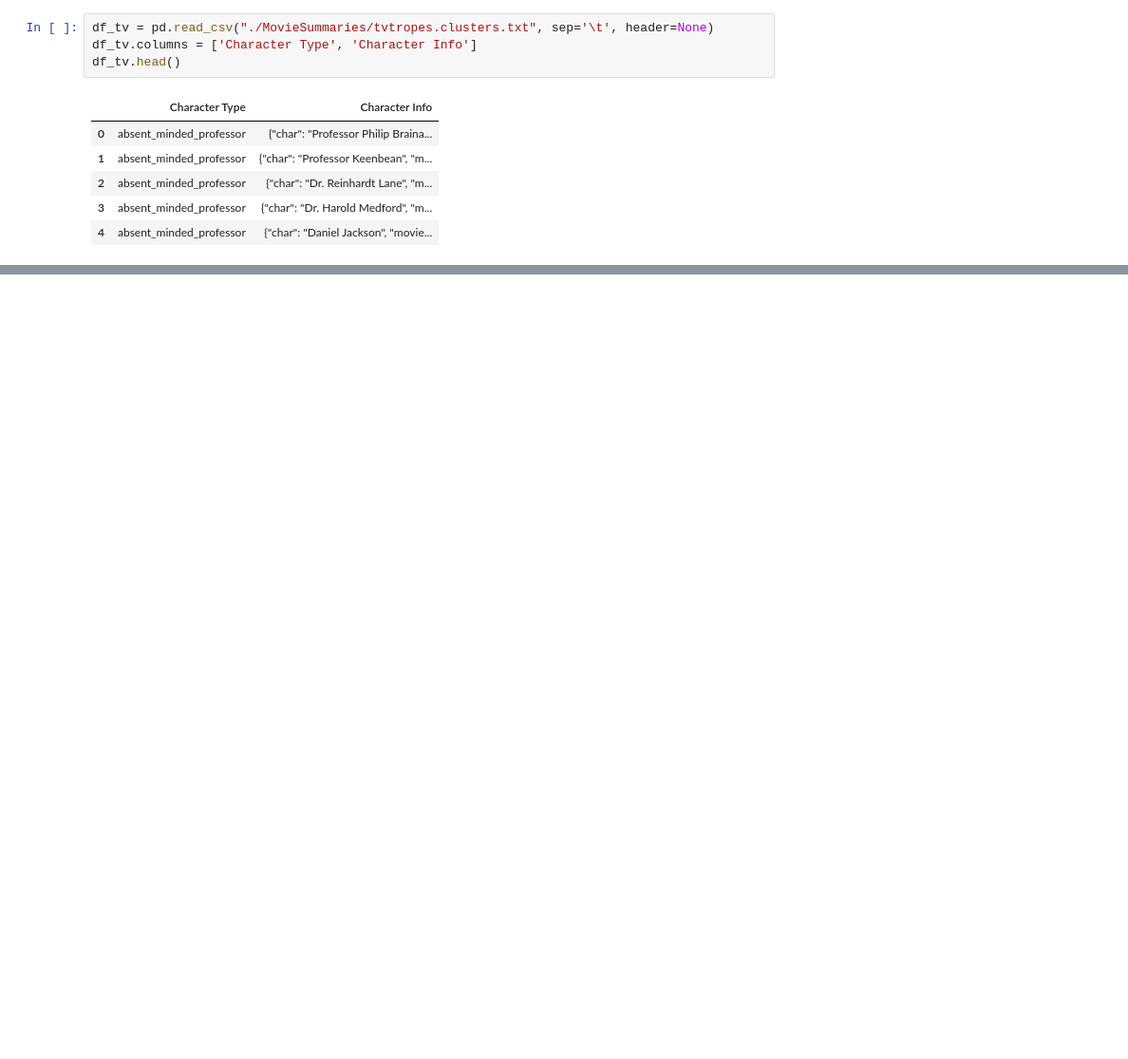
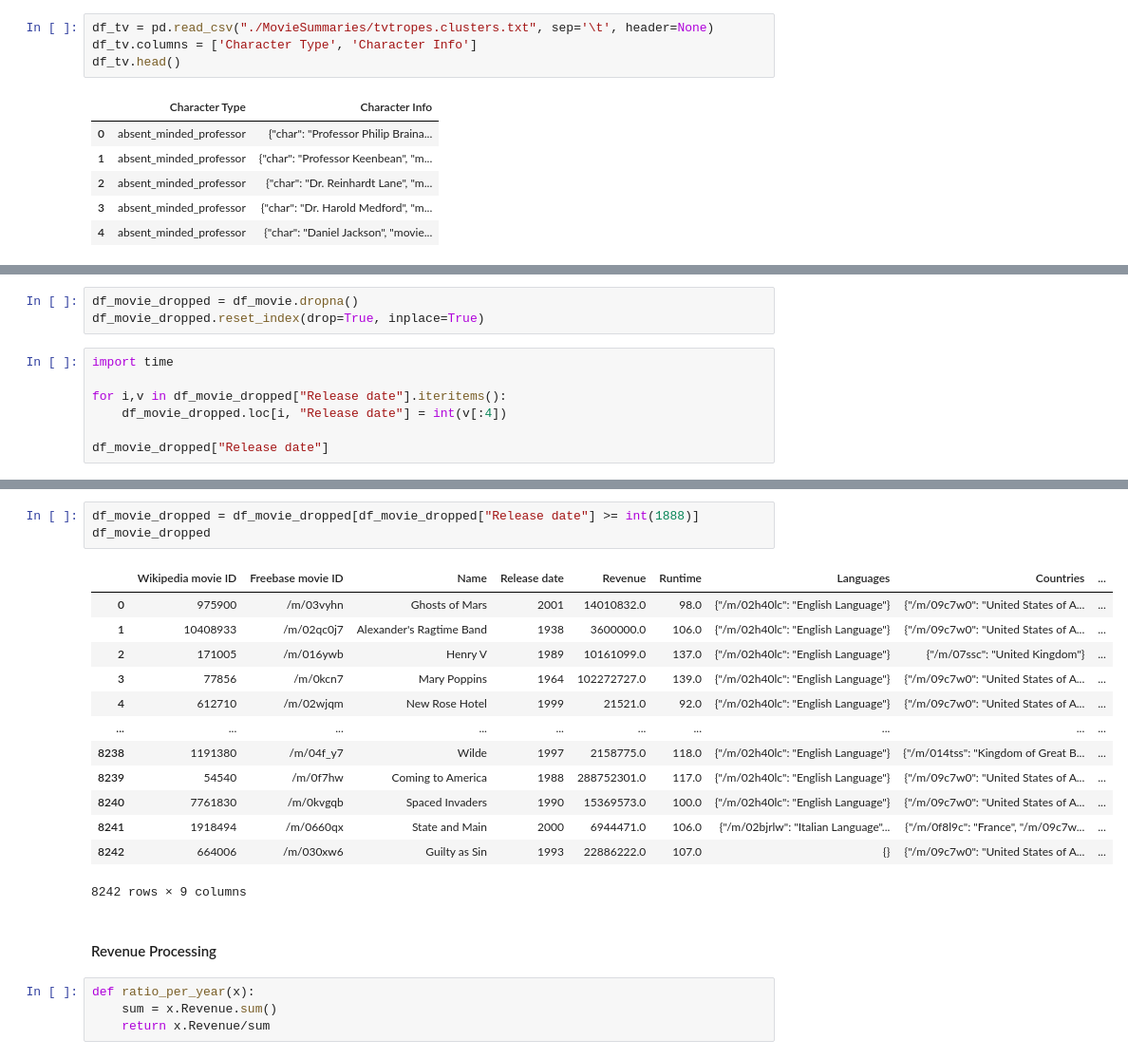
Before and after one commit to epfl-ada/ada-2022-project-datakungfu, a Jupyter notebook: pipeline.ipynb, the cells around one changed output, grey strips where cells are left out. Shown at 95% size. Drawn from its saved outputs; the diff is of its cells as text; blank space fills up the shorter version.

```diff
--- a/pipeline.ipynb
+++ b/pipeline.ipynb
@@ -79,0 +85,10 @@ df_tv.head()
+# %%
+df_movie_dropped = df_movie.dropna()
+df_movie_dropped.reset_index(drop=True, inplace=True)
+# %%
+import time
+
+for i,v in df_movie_dropped["Release date"].iteritems():
+    df_movie_dropped.loc[i, "Release date"] = int(v[:4])
+
+df_movie_dropped["Release date"]
@@ -79,0 +108,23 @@ df_tv.head()
+# %%
+df_movie_dropped = df_movie_dropped[df_movie_dropped["Release date"] >= int(1888)]
+df_movie_dropped
+# %% [output]
+|  | Wikipedia movie ID | Freebase movie ID | Name | Release date | Revenue | Runtime | Languages | Countries | ... |
+| 0 | 975900 | /m/03vyhn | Ghosts of Mars | 2001 | 14010832.0 | 98.0 | {"/m/02h40lc": "English Language"} | {"/m/09c7w0": "United States of A... | ... |
+| 1 | 10408933 | /m/02qc0j7 | Alexander's Ragtime Band | 1938 | 3600000.0 | 106.0 | {"/m/02h40lc": "English Language"} | {"/m/09c7w0": "United States of A... | ... |
+| 2 | 171005 | /m/016ywb | Henry V | 1989 | 10161099.0 | 137.0 | {"/m/02h40lc": "English Language"} | {"/m/07ssc": "United Kingdom"} | ... |
+| 3 | 77856 | /m/0kcn7 | Mary Poppins | 1964 | 102272727.0 | 139.0 | {"/m/02h40lc": "English Language"} | {"/m/09c7w0": "United States of A... | ... |
+| 4 | 612710 | /m/02wjqm | New Rose Hotel | 1999 | 21521.0 | 92.0 | {"/m/02h40lc": "English Language"} | {"/m/09c7w0": "United States of A... | ... |
+| ... | ... | ... | ... | ... | ... | ... | ... | ... | ... |
+| 8238 | 1191380 | /m/04f_y7 | Wilde | 1997 | 2158775.0 | 118.0 | {"/m/02h40lc": "English Language"} | {"/m/014tss": "Kingdom of Great B... | ... |
+| 8239 | 54540 | /m/0f7hw | Coming to America | 1988 | 288752301.0 | 117.0 | {"/m/02h40lc": "English Language"} | {"/m/09c7w0": "United States of A... | ... |
+| 8240 | 7761830 | /m/0kvgqb | Spaced Invaders | 1990 | 15369573.0 | 100.0 | {"/m/02h40lc": "English Language"} | {"/m/09c7w0": "United States of A... | ... |
+| 8241 | 1918494 | /m/0660qx | State and Main | 2000 | 6944471.0 | 106.0 | {"/m/02bjrlw": "Italian Language"... | {"/m/0f8l9c": "France", "/m/09c7w... | ... |
+| 8242 | 664006 | /m/030xw6 | Guilty as Sin | 1993 | 22886222.0 | 107.0 | {} | {"/m/09c7w0": "United States of A... | ... |
+8242 rows × 9 columns
+# %% [markdown]
+#### Revenue Processing
+# %%
+def ratio_per_year(x):
+    sum = x.Revenue.sum()
+    return x.Revenue/sum
```
Also changed, not shown: parts of 15 cells of this notebook.
